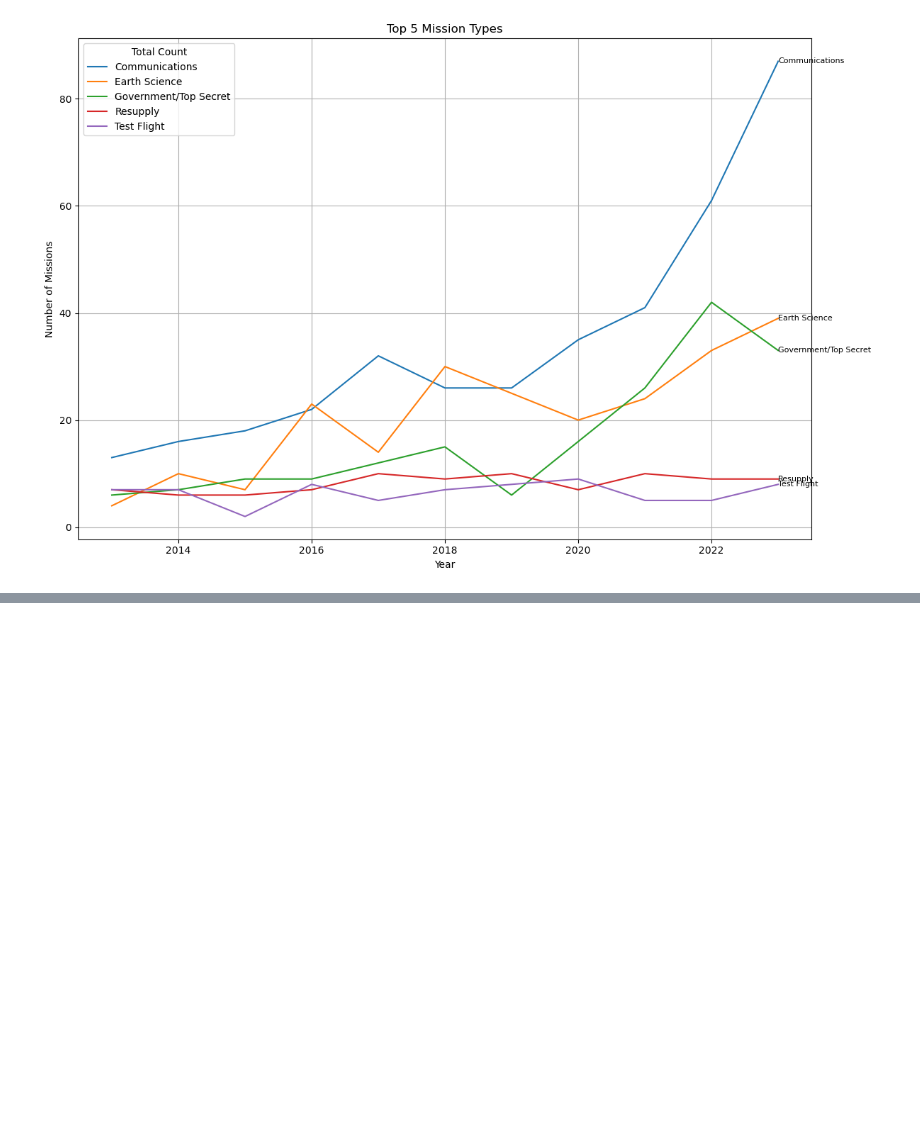
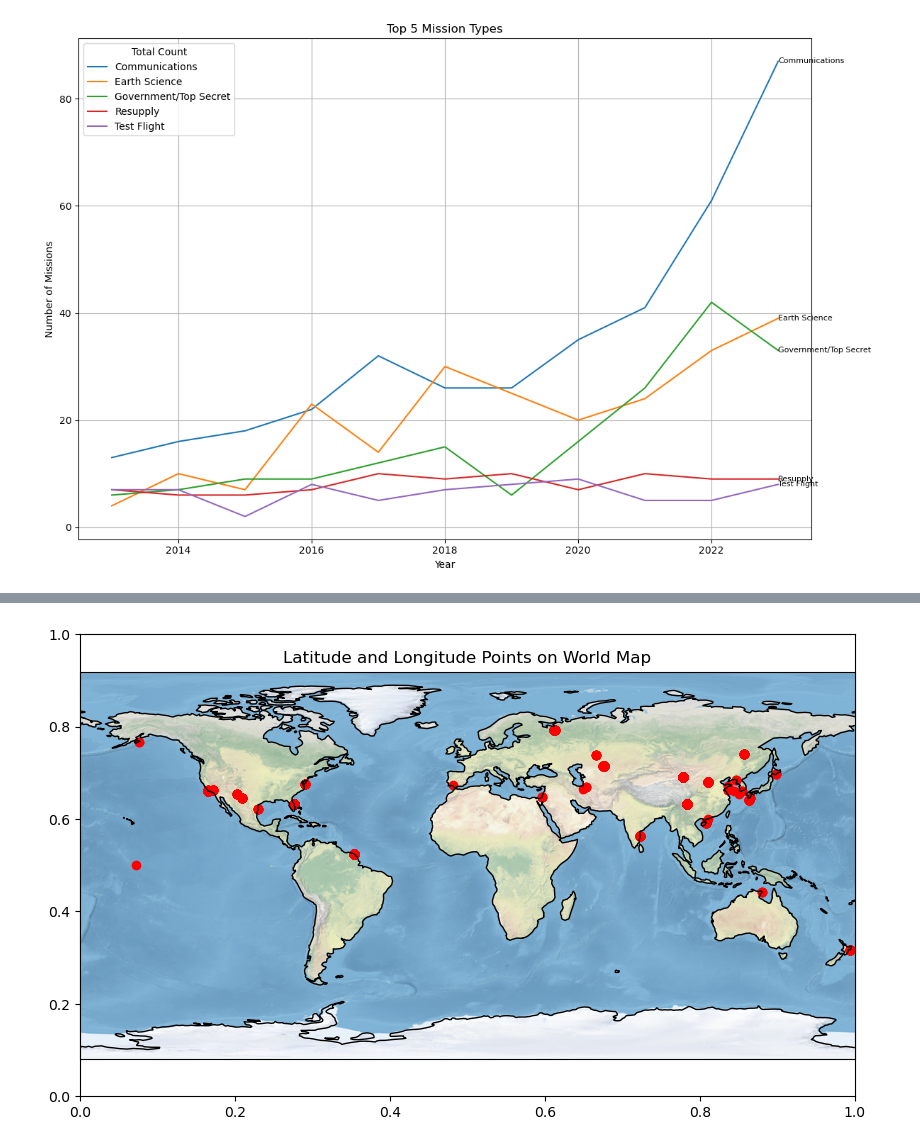
Before and after one commit to sfolkman4/Rocket-Launches, a Jupyter notebook: main.ipynb, the cells around one changed output, grey strips where cells are left out. Saved outputs shown, nothing was run; the diff lists cells and outputs as text; code cells hidden in the pictures; blank space fills up the shorter version.

```diff
--- a/main.ipynb
+++ b/main.ipynb
@@ -320,0 +320,18 @@ plt.show()
+# %%
+# Create the plot
+fig, ax = plt.subplots(figsize=(10, 6))
+ax = plt.axes(projection=ccrs.PlateCarree())
+
+ax.stock_img()
+
+ax.scatter(df['Longitude'], df['Latitude'], color='red', marker='o', transform=ccrs.PlateCarree())
+
+# Customize plot settings
+ax.coastlines()
+ax.set_title('Latitude and Longitude Points on World Map')
+
+plt.show()
+
+fig.savefig('pad_map.png', dpi=300)
+# %% [output]
+[figure, added]
```
Also changed, not shown: parts of 10 cells of this notebook, 7 other files.
